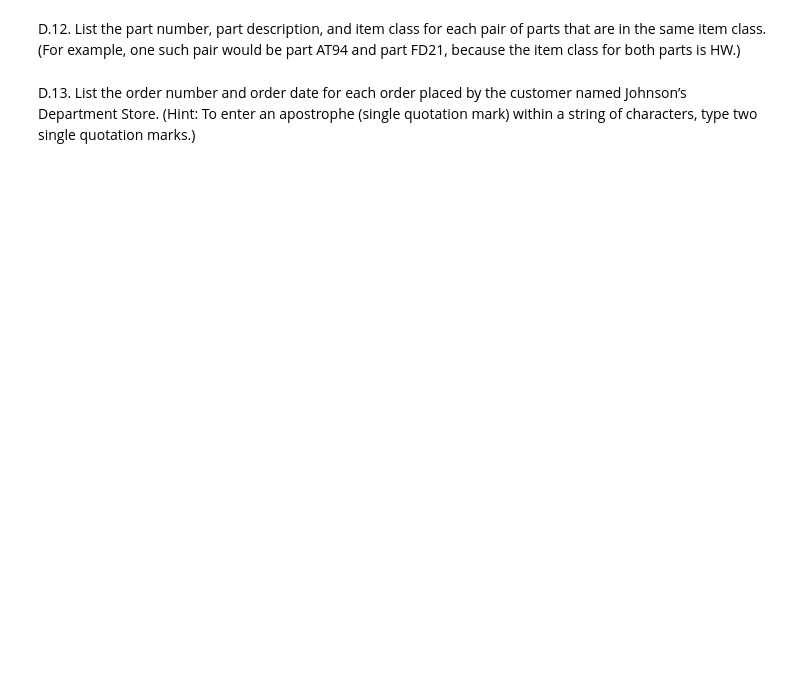
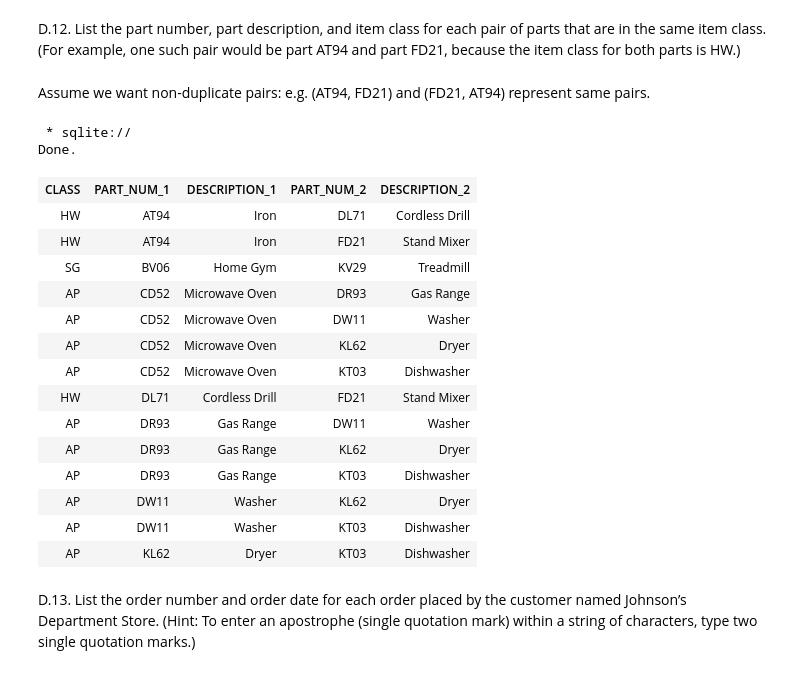
Before and after one commit to sni13/rsm312-businessAnalytics, a Jupyter notebook: Assignment.ipynb, the cells around one changed output. Cells and saved outputs as stored; diff of their text form; code cells hidden in the pictures; blank space fills up the shorter version.

Commit message:
Finished Sailing's part

```diff
--- a/Assignment.ipynb
+++ b/Assignment.ipynb
@@ -683,4 +875,35 @@ Gas Range.
 # %% [markdown]
 D.12. List the part number, part description, and item class for each pair of parts that are in the same item class. (For example, one such pair would be part AT94 and part FD21, because the item class for both parts is HW.)
+# %% [markdown]
+Assume we want non-duplicate pairs:
+e.g. (AT94, FD21) and (FD21, AT94) represent same pairs.
+# %%
+%%sql
+SELECT A.CLASS,
+       A.PART_NUM AS PART_NUM_1,
+       A.DESCRIPTION AS DESCRIPTION_1,
+       B.PART_NUM AS PART_NUM_2,
+       B.DESCRIPTION AS DESCRIPTION_2
+FROM PART A, PART B
+WHERE A.CLASS = B.CLASS
+    AND A.PART_NUM < B.PART_NUM;
+# %% [output]
+ * sqlite://
+Done.
+| CLASS | PART_NUM_1 | DESCRIPTION_1 | PART_NUM_2 | DESCRIPTION_2 |
+| HW | AT94 | Iron | DL71 | Cordless Drill |
+| HW | AT94 | Iron | FD21 | Stand Mixer |
+| SG | BV06 | Home Gym | KV29 | Treadmill |
+| AP | CD52 | Microwave Oven | DR93 | Gas Range |
+| AP | CD52 | Microwave Oven | DW11 | Washer |
+| AP | CD52 | Microwave Oven | KL62 | Dryer |
+| AP | CD52 | Microwave Oven | KT03 | Dishwasher |
+| HW | DL71 | Cordless Drill | FD21 | Stand Mixer |
+| AP | DR93 | Gas Range | DW11 | Washer |
+| AP | DR93 | Gas Range | KL62 | Dryer |
+| AP | DR93 | Gas Range | KT03 | Dishwasher |
+| AP | DW11 | Washer | KL62 | Dryer |
+| AP | DW11 | Washer | KT03 | Dishwasher |
+| AP | KL62 | Dryer | KT03 | Dishwasher |
 # %% [markdown]
 D.13. List the order number and order date for each order placed by the customer named Johnson’s Department Store. (Hint: To enter an apostrophe (single quotation mark) within a string of characters, type two single quotation marks.)
```
Also changed, not shown: parts of 23 cells of this notebook.
